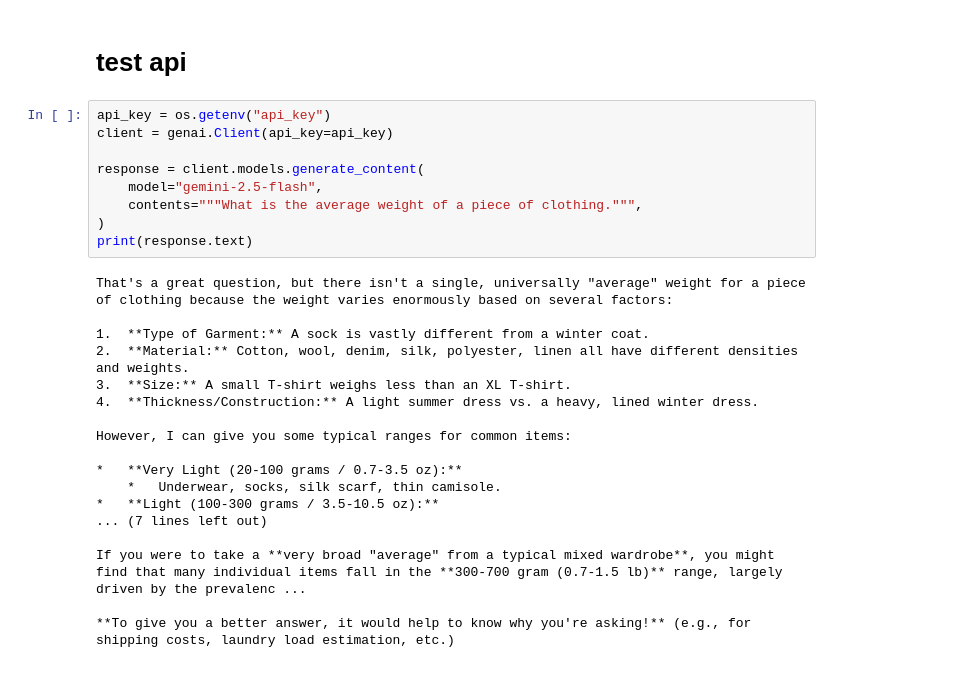
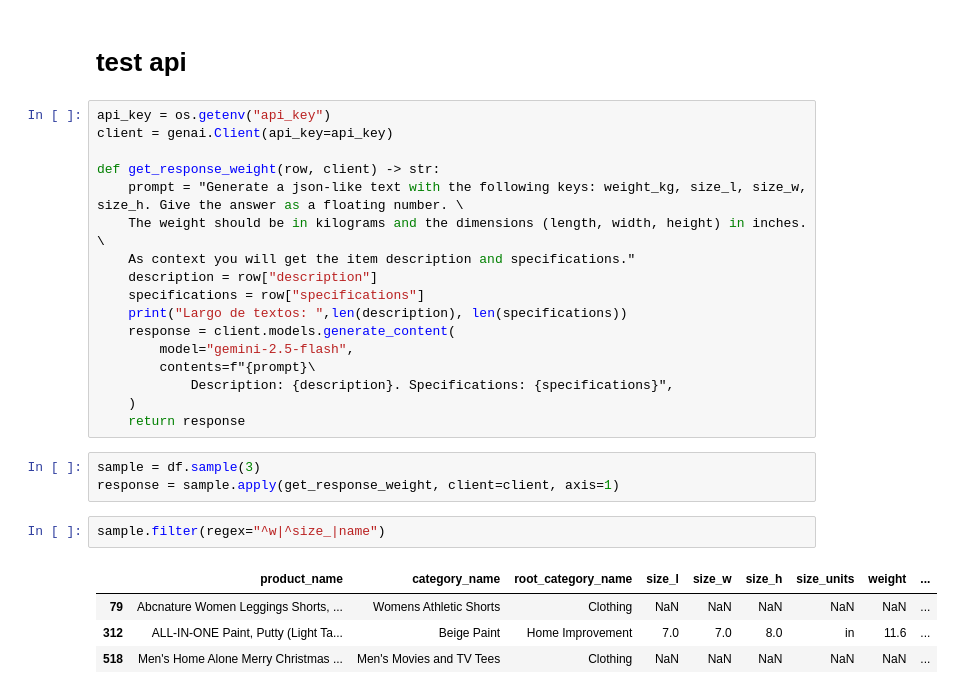
Before and after one commit to madboffin/DS-peso-y-volumetria-de-mercancias, a Jupyter notebook: notebooks/03_model_training.ipynb, the cells around one changed output. Saved outputs shown, nothing was run; the diff lists cells and outputs as text.

```diff
--- a/notebooks/03_model_training.ipynb
+++ b/notebooks/03_model_training.ipynb
@@ -241,26 +430,26 @@ Model saved to ../models/trained_models/weight_model_knn.pkl
 api_key = os.getenv("api_key")
 client = genai.Client(api_key=api_key)
 
-response = client.models.generate_content(
-    model="gemini-2.5-flash",
-    contents="""What is the average weight of a piece of clothing.""",
-)
-print(response.text)
+def get_response_weight(row, client) -> str:
+    prompt = "Generate a json-like text with the following keys: weight_kg, size_l, size_w, size_h. Give the answer as a floating number. \
+    The weight should be in kilograms and the dimensions (length, width, height) in inches. \
+    As context you will get the item description and specifications."
+    description = row["description"]
+    specifications = row["specifications"]
+    print("Largo de textos: ",len(description), len(specifications))
+    response = client.models.generate_content(
+        model="gemini-2.5-flash",
+        contents=f"{prompt}\
+            Description: {description}. Specifications: {specifications}",
+    )
+    return response
-# %% [output]
-That's a great question, but there isn't a single, universally "average" weight for a piece of clothing because the weight varies enormously based on several factors:
-
-1.  **Type of Garment:** A sock is vastly different from a winter coat.
-2.  **Material:** Cotton, wool, denim, silk, polyester, linen all have different densities and weights.
-3.  **Size:** A small T-shirt weighs less than an XL T-shirt.
-4.  **Thickness/Construction:** A light summer dress vs. a heavy, lined winter dress.
-
-However, I can give you some typical ranges for common items:
-
-*   **Very Light (20-100 grams / 0.7-3.5 oz):**
-    *   Underwear, socks, silk scarf, thin camisole.
-*   **Light (100-300 grams / 3.5-10.5 oz):**
-... (7 lines left out)
-
-If you were to take a **very broad "average" from a typical mixed wardrobe**, you might find that many individual items fall in the **300-700 gram (0.7-1.5 lb)** range, largely driven by the prevalenc ...
-
-**To give you a better answer, it would help to know why you're asking!** (e.g., for shipping costs, laundry load estimation, etc.)
+# %%
+sample = df.sample(3)
+response = sample.apply(get_response_weight, client=client, axis=1)
+# %%
+sample.filter(regex="^w|^size_|name")
+# %% [output]
+|  | product_name | category_name | root_category_name | size_l | size_w | size_h | size_units | weight | ... |
+| 79 | Abcnature Women Leggings Shorts, ... | Womens Athletic Shorts | Clothing | NaN | NaN | NaN | NaN | NaN | ... |
+| 312 | ALL-IN-ONE Paint, Putty (Light Ta... | Beige Paint | Home Improvement | 7.0 | 7.0 | 8.0 | in | 11.6 | ... |
+| 518 | Men's Home Alone Merry Christmas ... | Men's Movies and TV Tees | Clothing | NaN | NaN | NaN | NaN | NaN | ... |
```
Also changed, not shown: parts of 25 cells of this notebook.
